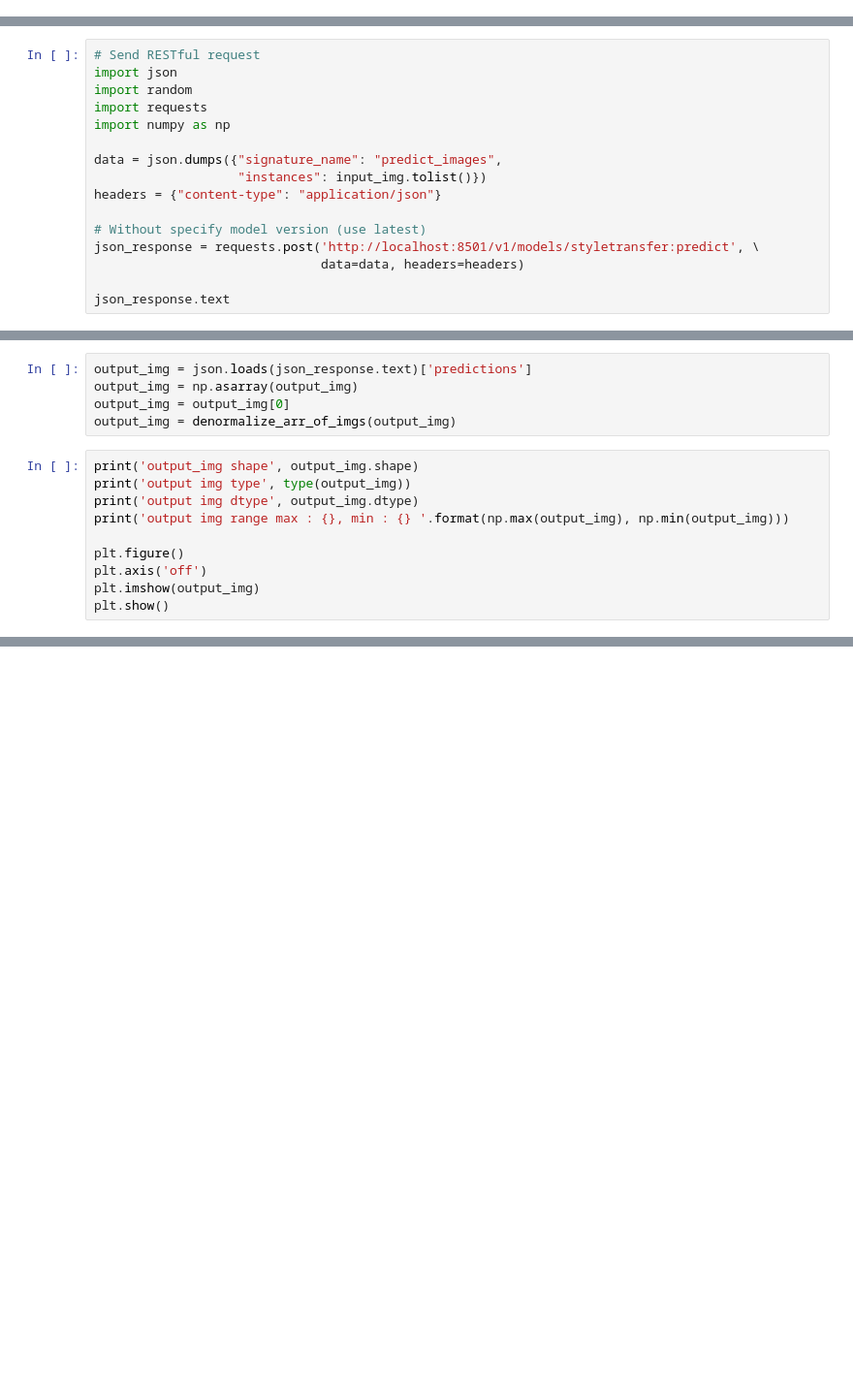
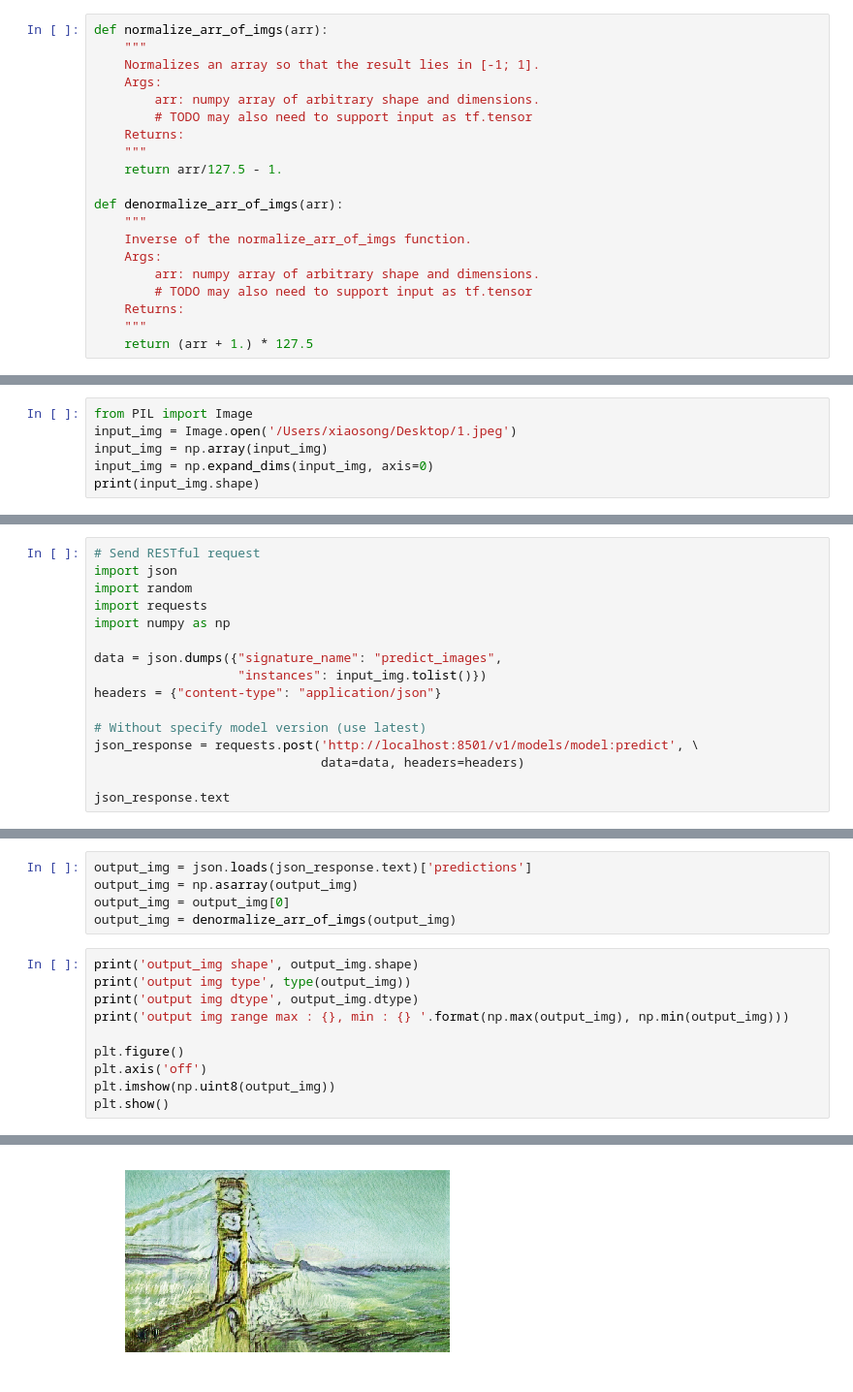
Before and after one commit to DynamicProgrammingEECS441/PicassoXS, a Jupyter notebook: src/backend/tfserver/servable_demo.ipynb, the cells around one changed output, grey strips where cells are left out. Shown at 97% size. Saved outputs shown, nothing was run; the diff lists cells and outputs as text; blank space fills up the shorter version.

Commit message:
add quick start for front end user

```diff
--- a/src/backend/tfserver/servable_demo.ipynb
+++ b/src/backend/tfserver/servable_demo.ipynb
@@ -669 +693,21 @@ INFO:tensorflow:Restoring parameters from ./reference/style_transfer/models/mode
+# %%
+def normalize_arr_of_imgs(arr):
+    """
+    Normalizes an array so that the result lies in [-1; 1].
+    Args:
+        arr: numpy array of arbitrary shape and dimensions.
+        # TODO may also need to support input as tf.tensor
+    Returns:
+    """
+    return arr/127.5 - 1.
+
+def denormalize_arr_of_imgs(arr):
+    """
+    Inverse of the normalize_arr_of_imgs function.
+    Args:
+        arr: numpy array of arbitrary shape and dimensions.
+        # TODO may also need to support input as tf.tensor
+    Returns:
+    """
+    return (arr + 1.) * 127.5
 # %%
@@ -734,0 +788,6 @@ builder.save()
+# %%
+from PIL import Image
+input_img = Image.open('/Users/xiaosong/Desktop/1.jpeg')
+input_img = np.array(input_img)
+input_img = np.expand_dims(input_img, axis=0)
+print(input_img.shape)
@@ -744,7 +805,7 @@ data = json.dumps({"signature_name": "predict_images",
 headers = {"content-type": "application/json"}
 
 # Without specify model version (use latest)
-json_response = requests.post('http://localhost:8501/v1/models/styletransfer:predict', \
+json_response = requests.post('http://localhost:8501/v1/models/model:predict', \
                               data=data, headers=headers)
 
 json_response.text
@@ -763,5 +824,6 @@ print('output img range max : {}, min : {} '.format(np.max(output_img), np.min(o
 
 plt.figure()
 plt.axis('off')
-plt.imshow(output_img)
+plt.imshow(np.uint8(output_img))
 plt.show()
+# %% [output]
@@ -767,0 +834 @@ plt.show()
+[figure, added]
```
Also changed, not shown: parts of 11 cells of this notebook, 2 other files.
